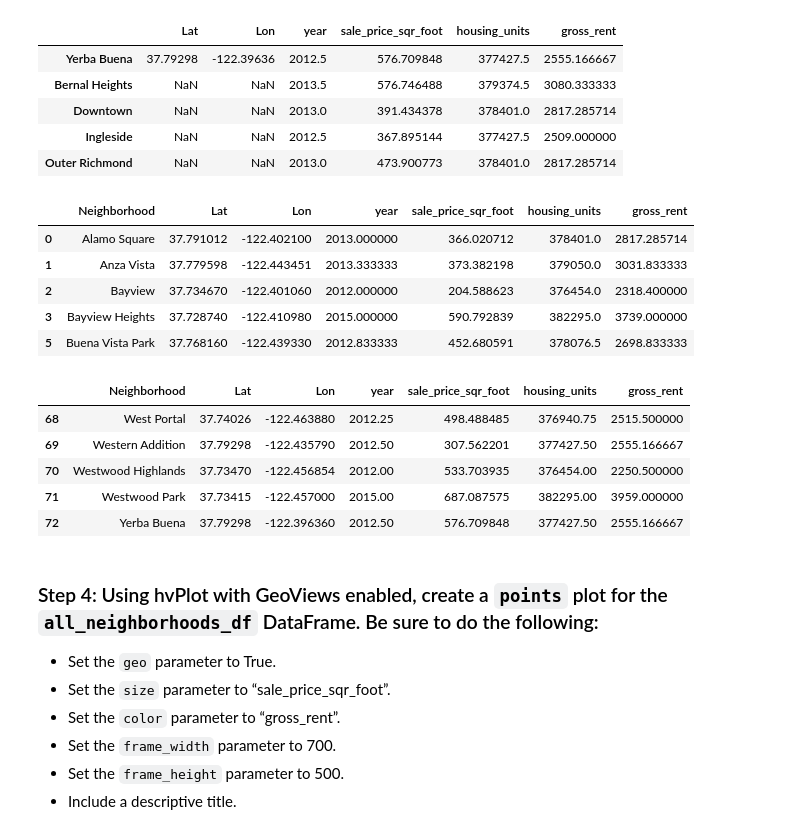
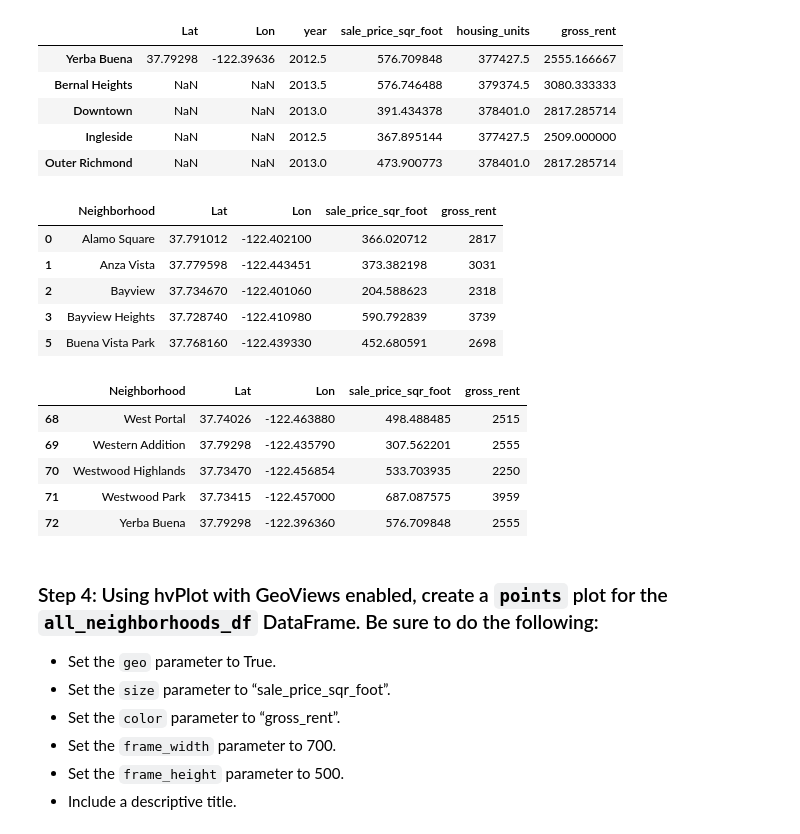
Before and after one commit to sububer/sfo-real-estate, a Jupyter notebook: san_francisco_housing.ipynb, the cells around one changed output. Saved outputs shown, nothing was run; the diff lists cells and outputs as text; code cells hidden in the pictures.

Commit message:
updating visuals and analysis of sf neighborhood sales/rental prices

```diff
--- a/san_francisco_housing.ipynb
+++ b/san_francisco_housing.ipynb
@@ -517,22 +517,30 @@ all_neighborhoods_df = all_neighborhoods_df.reset_index().dropna()
 # Rename the "index" column as "Neighborhood" for use in the Visualization
 all_neighborhoods_df = all_neighborhoods_df.rename(columns={"index": "Neighborhood"})
 
-# Review the resulting DataFrame
-display(all_neighborhoods_df.head())
-display(all_neighborhoods_df.tail())
+# dropping year and housing_units
+all_neighborhoods_df = all_neighborhoods_df.drop(columns = ['year', 'housing_units'])
-# %% [output]
-|  | Neighborhood | Lat | Lon | year | sale_price_sqr_foot | housing_units | gross_rent |
-| 0 | Alamo Square | 37.791012 | -122.402100 | 2013.000000 | 366.020712 | 378401.0 | 2817.285714 |
-| 1 | Anza Vista | 37.779598 | -122.443451 | 2013.333333 | 373.382198 | 379050.0 | 3031.833333 |
-| 2 | Bayview | 37.734670 | -122.401060 | 2012.000000 | 204.588623 | 376454.0 | 2318.400000 |
-| 3 | Bayview Heights | 37.728740 | -122.410980 | 2015.000000 | 590.792839 | 382295.0 | 3739.000000 |
-| 5 | Buena Vista Park | 37.768160 | -122.439330 | 2012.833333 | 452.680591 | 378076.5 | 2698.833333 |
-|  | Neighborhood | Lat | Lon | year | sale_price_sqr_foot | housing_units | gross_rent |
-| 68 | West Portal | 37.74026 | -122.463880 | 2012.25 | 498.488485 | 376940.75 | 2515.500000 |
-| 69 | Western Addition | 37.79298 | -122.435790 | 2012.50 | 307.562201 | 377427.50 | 2555.166667 |
-| 70 | Westwood Highlands | 37.73470 | -122.456854 | 2012.00 | 533.703935 | 376454.00 | 2250.500000 |
-| 71 | Westwood Park | 37.73415 | -122.457000 | 2015.00 | 687.087575 | 382295.00 | 3959.000000 |
-| 72 | Yerba Buena | 37.79298 | -122.396360 | 2012.50 | 576.709848 | 377427.50 | 2555.166667 |
+# %%
+# simplify gross_rent column
+convert_dict = {'gross_rent' :  int }
+
+all_neighborhoods_df = all_neighborhoods_df.astype(convert_dict)
+
+# Review the resulting DataFrame
+display(all_neighborhoods_df.head())
+display(all_neighborhoods_df.tail())
+# %% [output]
+|  | Neighborhood | Lat | Lon | sale_price_sqr_foot | gross_rent |
+| 0 | Alamo Square | 37.791012 | -122.402100 | 366.020712 | 2817 |
+| 1 | Anza Vista | 37.779598 | -122.443451 | 373.382198 | 3031 |
+| 2 | Bayview | 37.734670 | -122.401060 | 204.588623 | 2318 |
+| 3 | Bayview Heights | 37.728740 | -122.410980 | 590.792839 | 3739 |
+| 5 | Buena Vista Park | 37.768160 | -122.439330 | 452.680591 | 2698 |
+|  | Neighborhood | Lat | Lon | sale_price_sqr_foot | gross_rent |
+| 68 | West Portal | 37.74026 | -122.463880 | 498.488485 | 2515 |
+| 69 | Western Addition | 37.79298 | -122.435790 | 307.562201 | 2555 |
+| 70 | Westwood Highlands | 37.73470 | -122.456854 | 533.703935 | 2250 |
+| 71 | Westwood Park | 37.73415 | -122.457000 | 687.087575 | 3959 |
+| 72 | Yerba Buena | 37.79298 | -122.396360 | 576.709848 | 2555 |
 # %% [markdown]
 ### Step 4: Using hvPlot with GeoViews enabled, create a `points` plot for the `all_neighborhoods_df` DataFrame. Be sure to do the following:
 
```
Also changed, not shown: parts of 3 cells of this notebook.
